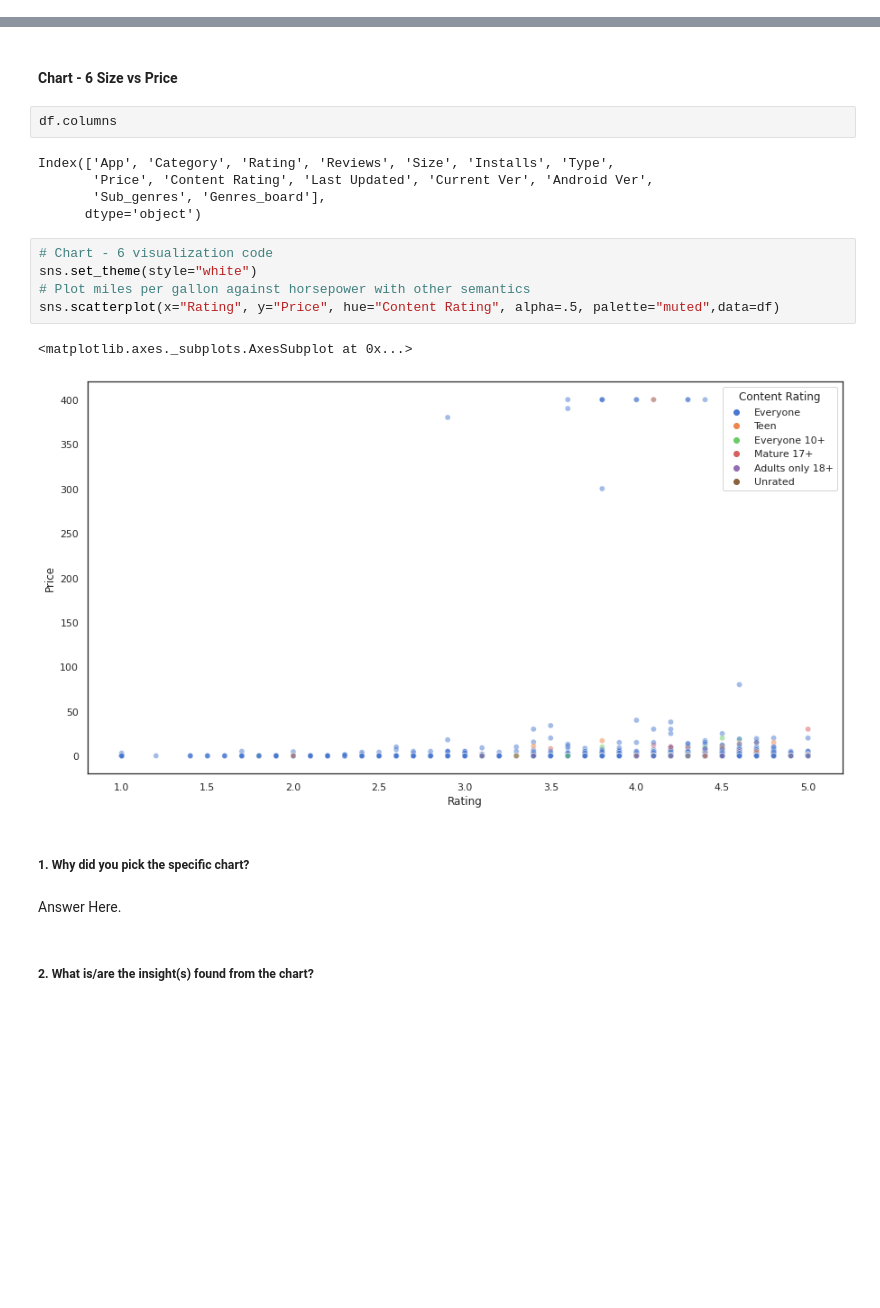
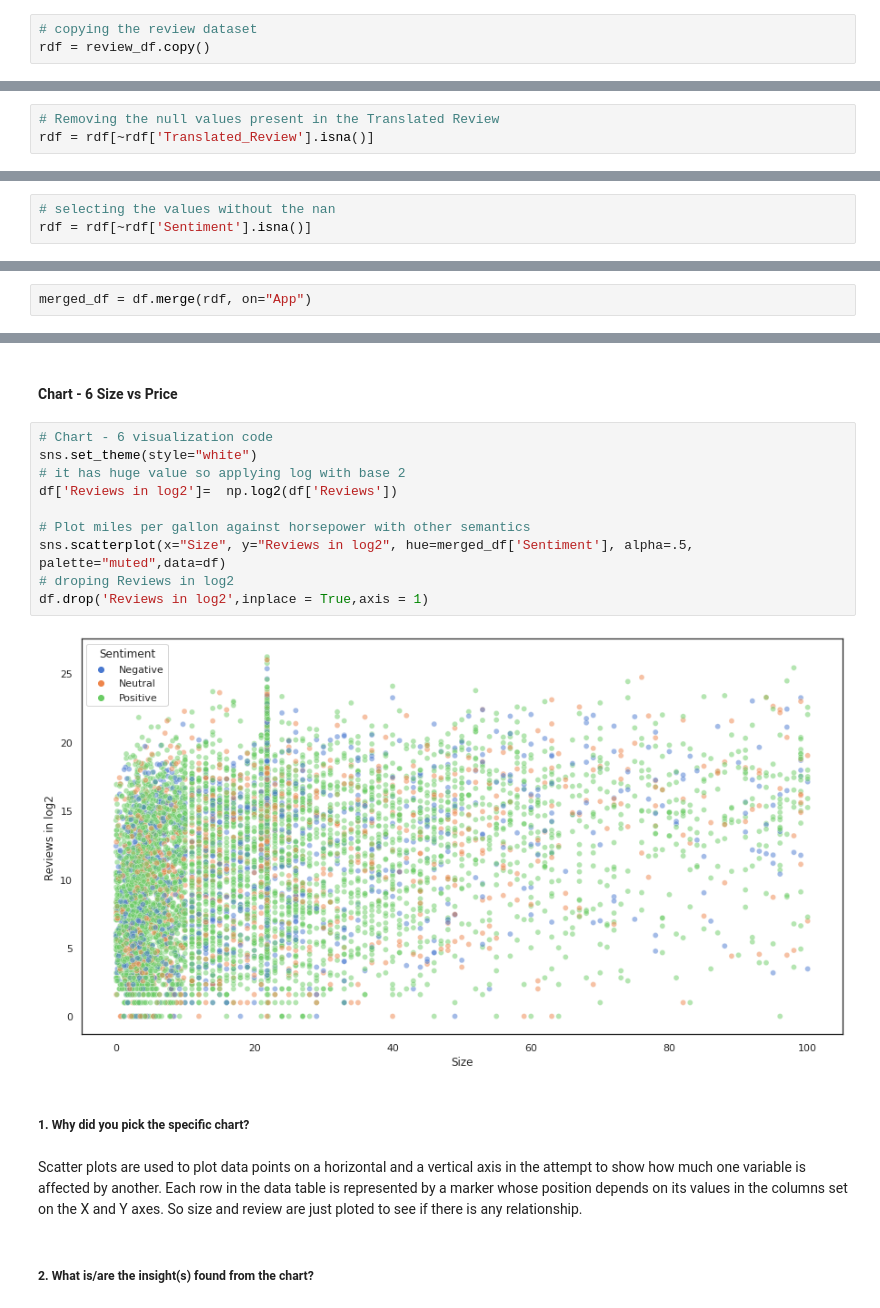
Before and after one commit to maxashoka3/EDA---Play-Store-App, a Jupyter notebook: EDA_on_Play_Store_App_Review.ipynb, the cells around one changed output, grey strips where cells are left out. Cells and saved outputs as stored; diff of their text form; blank space fills up the shorter version.

```diff
--- a/EDA_on_Play_Store_App_Review.ipynb
+++ b/EDA_on_Play_Store_App_Review.ipynb
@@ -948,0 +947,3 @@ df.drop("Genres",inplace = True,axis = 1)
+# %%
+# copying the review dataset
+rdf = review_df.copy()
@@ -948,0 +1071,3 @@ df.drop("Genres",inplace = True,axis = 1)
+# %%
+# Removing the null values present in the Translated Review
+rdf = rdf[~rdf['Translated_Review'].isna()]
@@ -948,0 +1090,3 @@ df.drop("Genres",inplace = True,axis = 1)
+# %%
+# selecting the values without the nan
+rdf = rdf[~rdf['Sentiment'].isna()]
@@ -949,3 +1145,5 @@ df.drop("Genres",inplace = True,axis = 1)
+# %%
+merged_df = df.merge(rdf, on="App")
 # %% [markdown]
 ### What all manipulations have you done and insights you found?
 # %% [markdown]
@@ -1270,24 +1468,21 @@ Are there any insights that lead to negative growth? Justify with specific reaso
 Though there are more nmber of app in Family Category but it is not installed much as compared to the Game. So developer should focus on Game category as it has more number of app and they are also installed more.
 # %% [markdown]
 #### Chart - 6 Size vs Price
-# %%
-df.columns
-# %% [output]
-Index(['App', 'Category', 'Rating', 'Reviews', 'Size', 'Installs', 'Type',
-       'Price', 'Content Rating', 'Last Updated', 'Current Ver', 'Android Ver',
-       'Sub_genres', 'Genres_board'],
-      dtype='object')
 # %%
 # Chart - 6 visualization code
 sns.set_theme(style="white")
+# it has huge value so applying log with base 2
+df['Reviews in log2']=  np.log2(df['Reviews'])
+
 # Plot miles per gallon against horsepower with other semantics
-sns.scatterplot(x="Rating", y="Price", hue="Content Rating", alpha=.5, palette="muted",data=df)
+sns.scatterplot(x="Size", y="Reviews in log2", hue=merged_df['Sentiment'], alpha=.5, palette="muted",data=df)
+# droping Reviews in log2
+df.drop('Reviews in log2',inplace = True,axis = 1)
 # %% [output]
-<matplotlib.axes._subplots.AxesSubplot at 0x...>
-[figure, old version]
+[figure, new version]
 # %% [markdown]
 ##### 1. Why did you pick the specific chart?
-# %% [markdown]
-Answer Here.
+# %% [markdown]
+Scatter plots are used to plot data points on a horizontal and a vertical axis in the attempt to show how much one variable is affected by another. Each row in the data table is represented by a marker whose position depends on its values in the columns set on the X and Y axes. So size and review are just ploted to see if there is any relationship.
 # %% [markdown]
 ##### 2. What is/are the insight(s) found from the chart?
```
Also changed, not shown: parts of 127 cells of this notebook.
